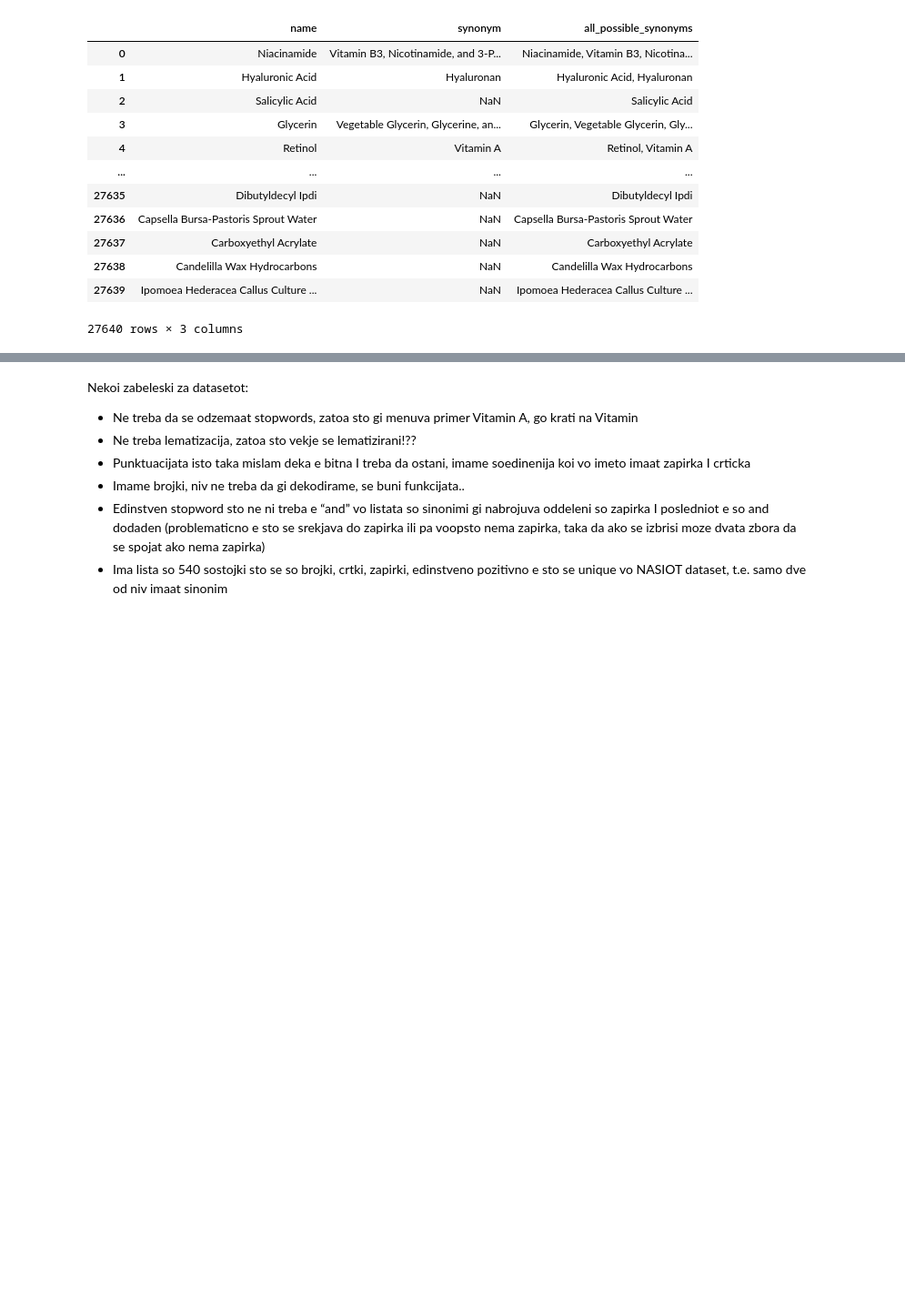
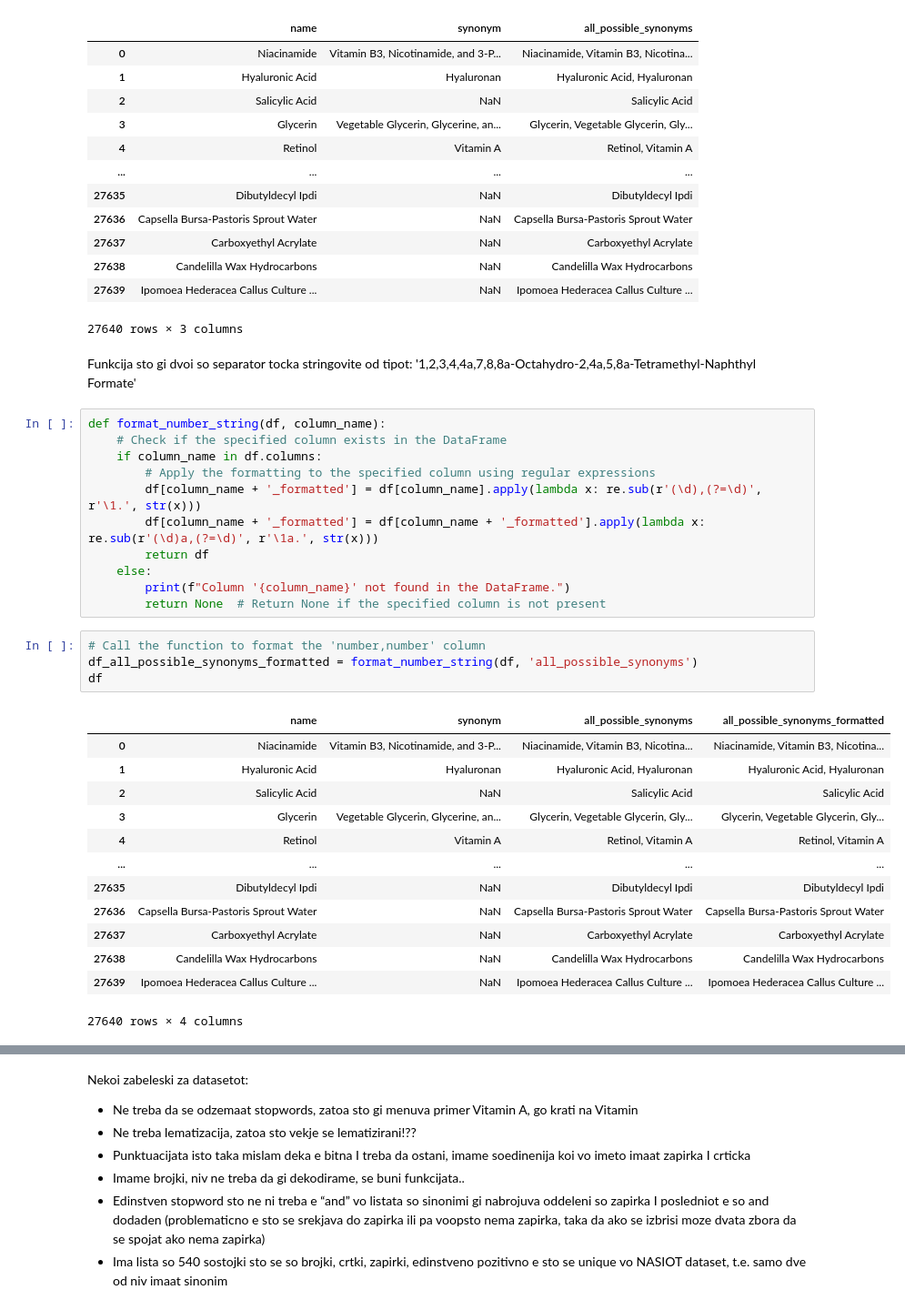
Before and after one commit to nikolastankovski/mlprojectt2, a Jupyter notebook: python scripts/DatasetsAnalysisAndPreprocessing.ipynb, the cells around one changed output, grey strips where cells are left out. Shown: that part at 91% size. Saved outputs shown, nothing was run; the diff lists cells and outputs as text; blank space fills up the shorter version.

```diff
--- a/python scripts/DatasetsAnalysisAndPreprocessing.ipynb
+++ b/python scripts/DatasetsAnalysisAndPreprocessing.ipynb
@@ -115,6 +116,37 @@ df
 | 27638 | Candelilla Wax Hydrocarbons | NaN | Candelilla Wax Hydrocarbons |
 | 27639 | Ipomoea Hederacea Callus Culture ... | NaN | Ipomoea Hederacea Callus Culture ... |
 27640 rows × 3 columns
+# %% [markdown]
+Funkcija sto gi dvoi so separator tocka stringovite od tipot: '1,2,3,4,4a,7,8,8a-Octahydro-2,4a,5,8a-Tetramethyl-Naphthyl Formate'
+# %%
+def format_number_string(df, column_name):
+    # Check if the specified column exists in the DataFrame
+    if column_name in df.columns:
+        # Apply the formatting to the specified column using regular expressions
+        df[column_name + '_formatted'] = df[column_name].apply(lambda x: re.sub(r'(\d),(?=\d)', r'\1.', str(x)))
+        df[column_name + '_formatted'] = df[column_name + '_formatted'].apply(lambda x: re.sub(r'(\d)a,(?=\d)', r'\1a.', str(x)))
+        return df
+    else:
+        print(f"Column '{column_name}' not found in the DataFrame.")
+        return None  # Return None if the specified column is not present
+# %%
+# Call the function to format the 'number,number' column
+df_all_possible_synonyms_formatted = format_number_string(df, 'all_possible_synonyms')
+df
+# %% [output]
+|  | name | synonym | all_possible_synonyms | all_possible_synonyms_formatted |
+| 0 | Niacinamide | Vitamin B3, Nicotinamide, and 3-P... | Niacinamide, Vitamin B3, Nicotina... | Niacinamide, Vitamin B3, Nicotina... |
+| 1 | Hyaluronic Acid | Hyaluronan | Hyaluronic Acid, Hyaluronan | Hyaluronic Acid, Hyaluronan |
+| 2 | Salicylic Acid | NaN | Salicylic Acid | Salicylic Acid |
+| 3 | Glycerin | Vegetable Glycerin, Glycerine, an... | Glycerin, Vegetable Glycerin, Gly... | Glycerin, Vegetable Glycerin, Gly... |
+| 4 | Retinol | Vitamin A | Retinol, Vitamin A | Retinol, Vitamin A |
+| ... | ... | ... | ... | ... |
+| 27635 | Dibutyldecyl Ipdi | NaN | Dibutyldecyl Ipdi | Dibutyldecyl Ipdi |
+| 27636 | Capsella Bursa-Pastoris Sprout Water | NaN | Capsella Bursa-Pastoris Sprout Water | Capsella Bursa-Pastoris Sprout Water |
+| 27637 | Carboxyethyl Acrylate | NaN | Carboxyethyl Acrylate | Carboxyethyl Acrylate |
+| 27638 | Candelilla Wax Hydrocarbons | NaN | Candelilla Wax Hydrocarbons | Candelilla Wax Hydrocarbons |
+| 27639 | Ipomoea Hederacea Callus Culture ... | NaN | Ipomoea Hederacea Callus Culture ... | Ipomoea Hederacea Callus Culture ... |
+27640 rows × 4 columns
 # %%
 def is_sent_ok(toks: list, threshold: int) -> bool:
     if len(toks) >= threshold:
```
Also changed, not shown: parts of 16 cells of this notebook.
